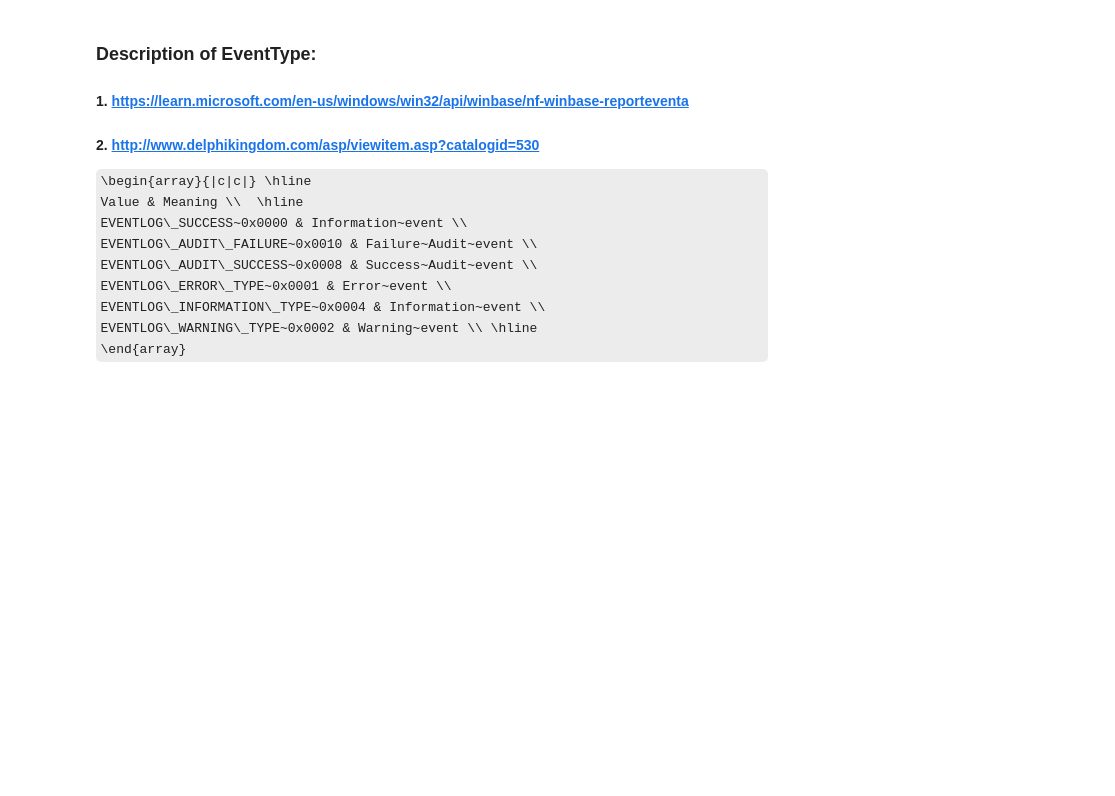
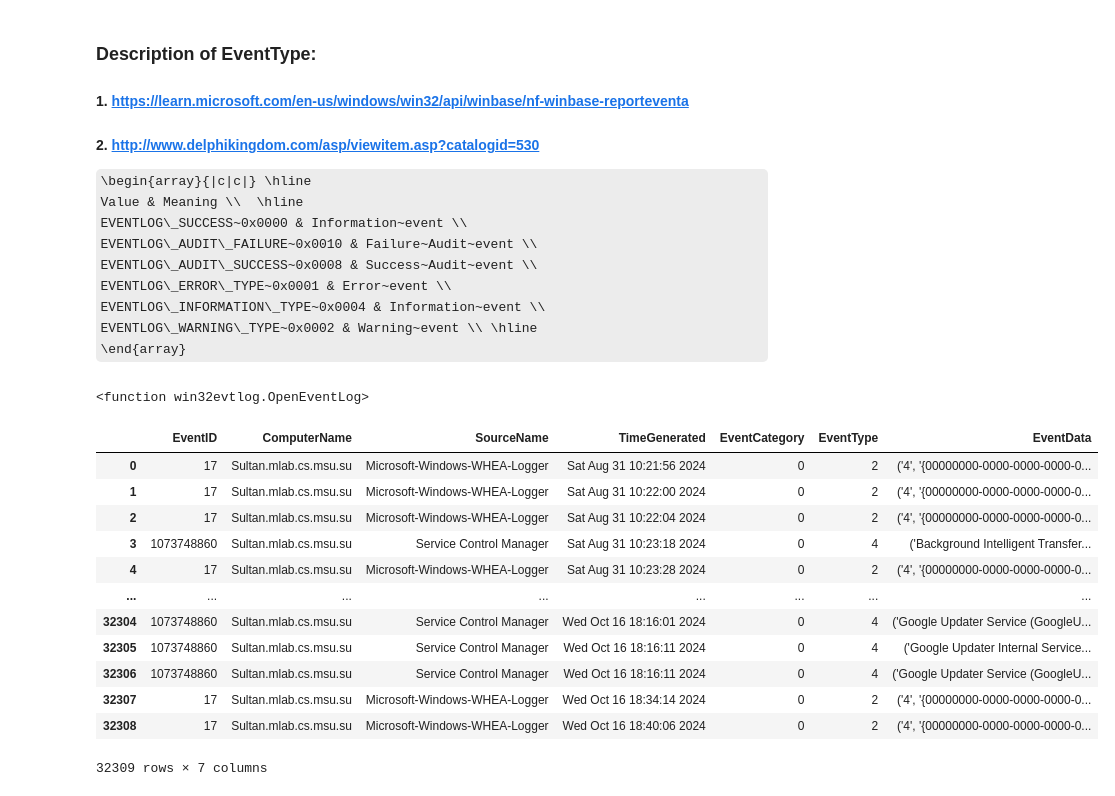
Before and after one commit to iuliivasilev/sys-ttf, a Jupyter notebook: demonstration/WinEventCollector.ipynb, the cells around one changed output. Saved outputs shown, nothing was run; the diff lists cells and outputs as text; code cells hidden in the pictures; some formulas as TeX source; blank space fills up the shorter version.

```diff
--- a/demonstration/WinEventCollector.ipynb
+++ b/demonstration/WinEventCollector.ipynb
@@ -147,3 +149,7 @@ EVENTLOG\_ERROR\_TYPE~0x0001 & Error~event \\
 EVENTLOG\_INFORMATION\_TYPE~0x0004 & Information~event \\
 EVENTLOG\_WARNING\_TYPE~0x0002 & Warning~event \\ \hline
 \end{array}
+# %%
+OpenEventLog
+# %% [output]
+<function win32evtlog.OpenEventLog>
@@ -149,0 +198,16 @@ EVENTLOG\_WARNING\_TYPE~0x0002 & Warning~event \\ \hline
+# %%
+df
+# %% [output]
+|  | EventID | ComputerName | SourceName | TimeGenerated | EventCategory | EventType | EventData |
+| 0 | 17 | Sultan.mlab.cs.msu.su | Microsoft-Windows-WHEA-Logger | Sat Aug 31 10:21:56 2024 | 0 | 2 | ('4', '{00000000-0000-0000-0000-0... |
+| 1 | 17 | Sultan.mlab.cs.msu.su | Microsoft-Windows-WHEA-Logger | Sat Aug 31 10:22:00 2024 | 0 | 2 | ('4', '{00000000-0000-0000-0000-0... |
+| 2 | 17 | Sultan.mlab.cs.msu.su | Microsoft-Windows-WHEA-Logger | Sat Aug 31 10:22:04 2024 | 0 | 2 | ('4', '{00000000-0000-0000-0000-0... |
+| 3 | 1073748860 | Sultan.mlab.cs.msu.su | Service Control Manager | Sat Aug 31 10:23:18 2024 | 0 | 4 | ('Background Intelligent Transfer... |
+| 4 | 17 | Sultan.mlab.cs.msu.su | Microsoft-Windows-WHEA-Logger | Sat Aug 31 10:23:28 2024 | 0 | 2 | ('4', '{00000000-0000-0000-0000-0... |
+| ... | ... | ... | ... | ... | ... | ... | ... |
+| 32304 | 1073748860 | Sultan.mlab.cs.msu.su | Service Control Manager | Wed Oct 16 18:16:01 2024 | 0 | 4 | ('Google Updater Service (GoogleU... |
+| 32305 | 1073748860 | Sultan.mlab.cs.msu.su | Service Control Manager | Wed Oct 16 18:16:11 2024 | 0 | 4 | ('Google Updater Internal Service... |
+| 32306 | 1073748860 | Sultan.mlab.cs.msu.su | Service Control Manager | Wed Oct 16 18:16:11 2024 | 0 | 4 | ('Google Updater Service (GoogleU... |
+| 32307 | 17 | Sultan.mlab.cs.msu.su | Microsoft-Windows-WHEA-Logger | Wed Oct 16 18:34:14 2024 | 0 | 2 | ('4', '{00000000-0000-0000-0000-0... |
+| 32308 | 17 | Sultan.mlab.cs.msu.su | Microsoft-Windows-WHEA-Logger | Wed Oct 16 18:40:06 2024 | 0 | 2 | ('4', '{00000000-0000-0000-0000-0... |
+32309 rows × 7 columns
```
Also changed, not shown: parts of 6 cells of this notebook.
